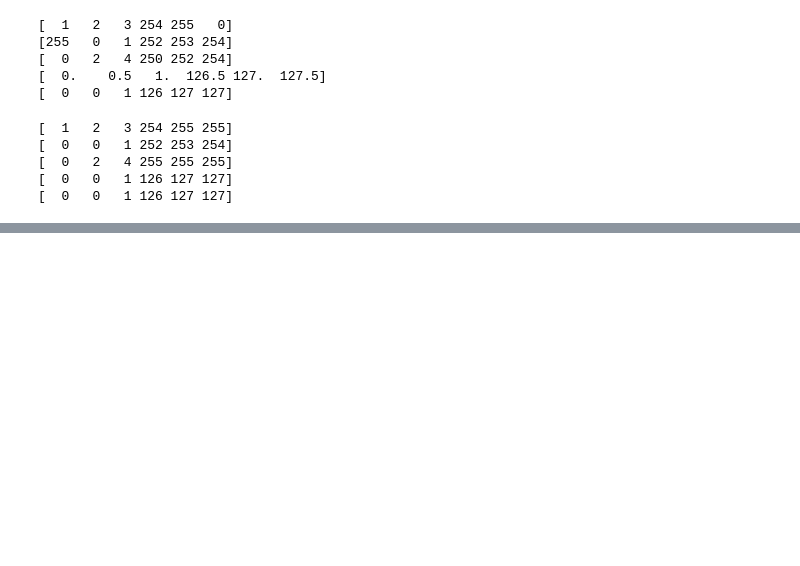
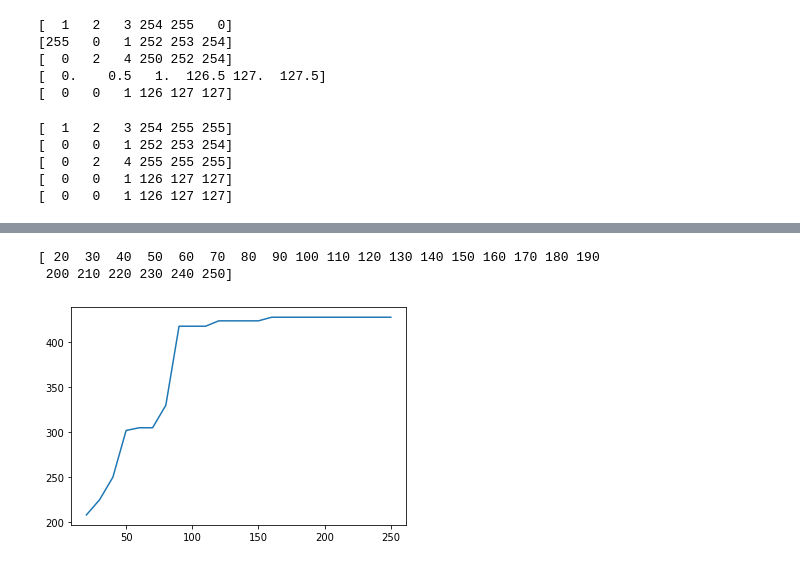
Before and after one commit to hnkm525/Infinity_Numpy, a Jupyter notebook: InfinityNumpy_chap2.ipynb, the cells around one changed output, grey strips where cells are left out. Drawn from its saved outputs; the diff is of its cells as text; code cells hidden in the pictures; blank space fills up the shorter version.

```diff
--- a/InfinityNumpy_chap2.ipynb
+++ b/InfinityNumpy_chap2.ipynb
@@ -240,0 +346,20 @@ print(np.clip(arr//2, 0, 255).astype(np.uint8))
+# %%
+satan_attack_freq = 5
+satan_base_power = np.arange(20, 251, 10)
+min_toubatsus = np.ones(len(satan_base_power))
+print(satan_base_power)
+for i, power in enumerate(satan_base_power):
+  num_heros = 1
+  while(True):
+    if battle(num_heros, power, satan_attack_freq)[0] > 0:
+      min_toubatsus[i] = num_heros
+      break
+    else:
+      num_heros += 1
+
+plt.plot(satan_base_power, min_toubatsus)
+plt.show()
+# %% [output]
+[ 20  30  40  50  60  70  80  90 100 110 120 130 140 150 160 170 180 190
+ 200 210 220 230 240 250]
+[figure, added]
```
Also changed, not shown: parts of 4 cells of this notebook.
